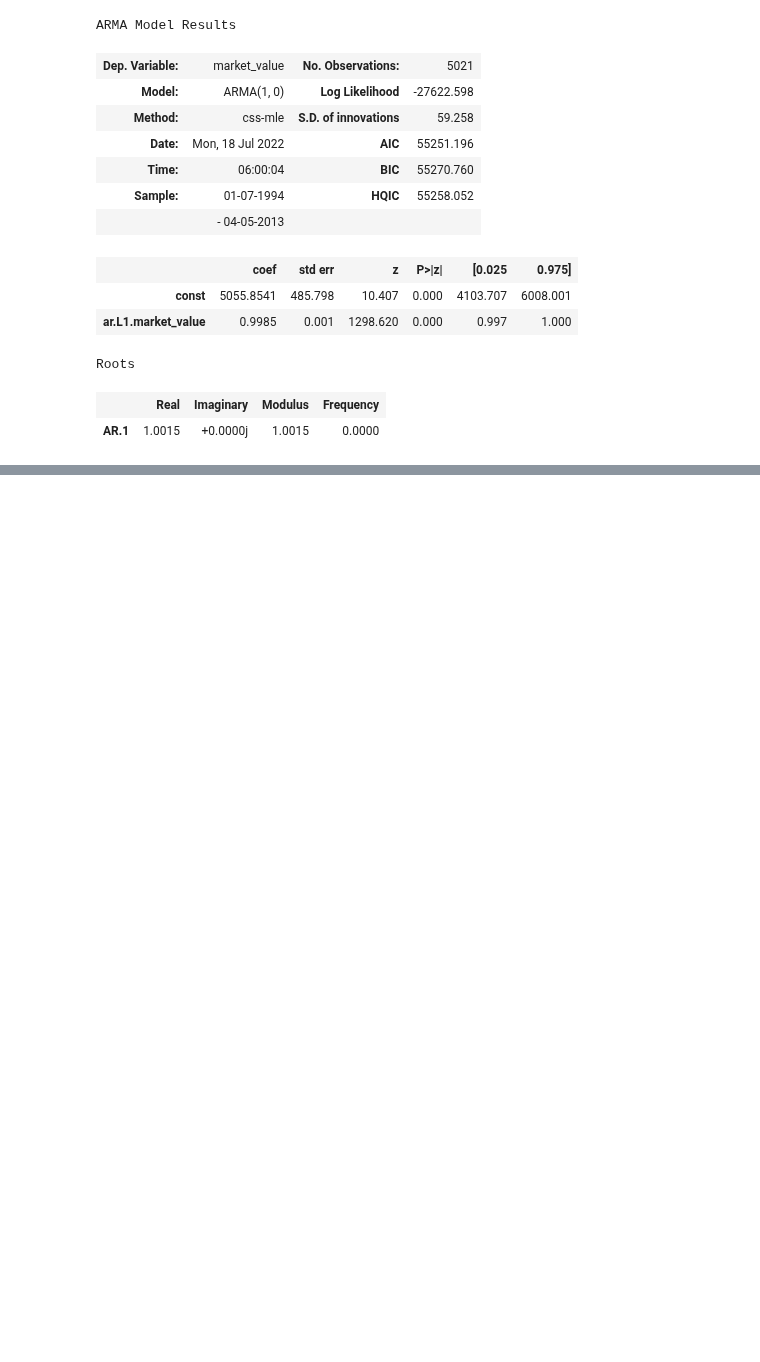
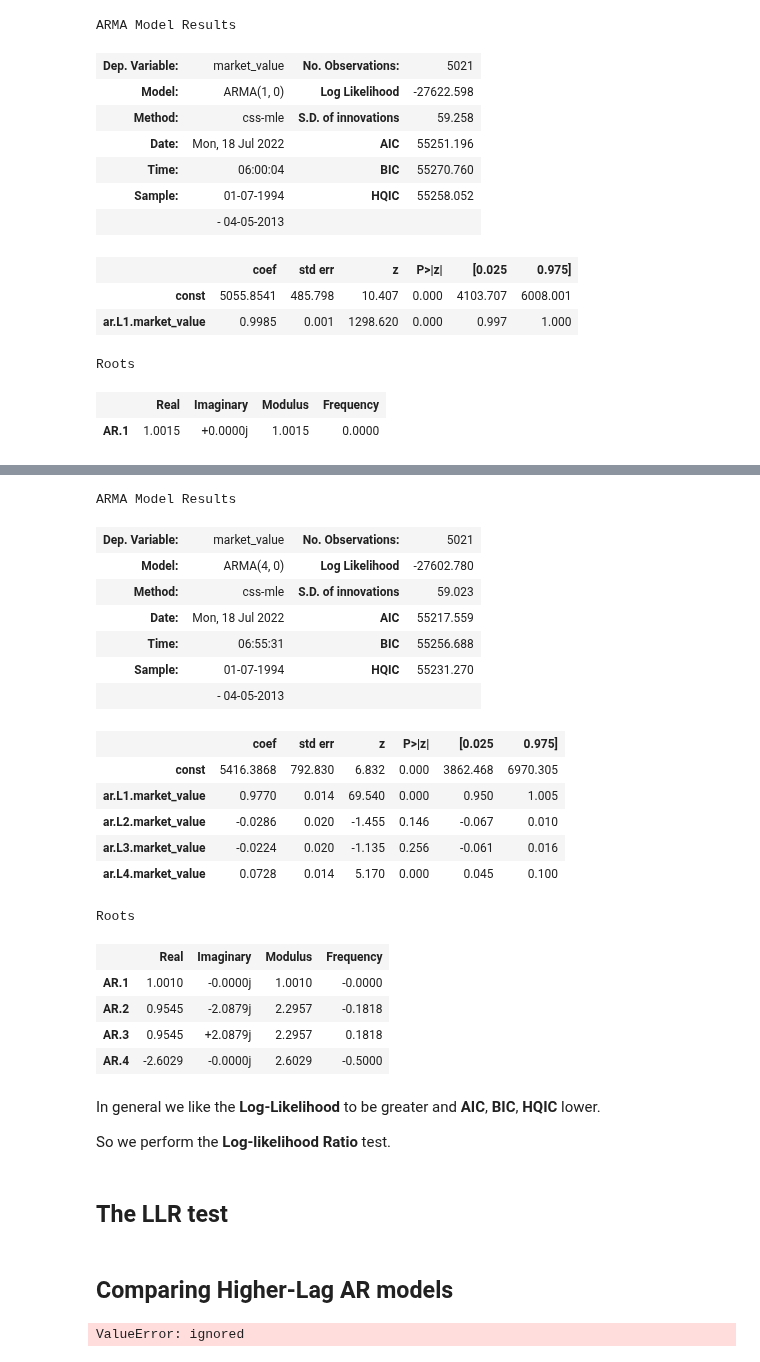
Before and after one commit to Priyo-prog/Time-series-analysis, a Jupyter notebook: Auto-Regressive Model/auto_regressive_model.ipynb, the cells around one changed output, grey strips where cells are left out. Drawn from its saved outputs; the diff is of its cells as text; code cells hidden in the pictures; blank space fills up the shorter version.

```diff
--- a/Auto-Regressive Model/auto_regressive_model.ipynb
+++ b/Auto-Regressive Model/auto_regressive_model.ipynb
@@ -115,0 +182,31 @@ Roots
+# %%
+model_ar_4 = ARMA(df.market_value, order=(4,0),)
+results_ar_4 = model_ar_4.fit()
+results_ar_4.summary()
+# %% [output]
+ARMA Model Results
+| Dep. Variable: | market_value | No. Observations: | 5021 |
+| Model: | ARMA(4, 0) | Log Likelihood | -27602.780 |
+| Method: | css-mle | S.D. of innovations | 59.023 |
+| Date: | Mon, 18 Jul 2022 | AIC | 55217.559 |
+| Time: | 06:55:31 | BIC | 55256.688 |
+| Sample: | 01-07-1994 | HQIC | 55231.270 |
+|  | - 04-05-2013 |  |  |
+|  | coef | std err | z | P>|z| | [0.025 | 0.975] |
+| const | 5416.3868 | 792.830 | 6.832 | 0.000 | 3862.468 | 6970.305 |
+| ar.L1.market_value | 0.9770 | 0.014 | 69.540 | 0.000 | 0.950 | 1.005 |
+| ar.L2.market_value | -0.0286 | 0.020 | -1.455 | 0.146 | -0.067 | 0.010 |
+| ar.L3.market_value | -0.0224 | 0.020 | -1.135 | 0.256 | -0.061 | 0.016 |
+| ar.L4.market_value | 0.0728 | 0.014 | 5.170 | 0.000 | 0.045 | 0.100 |
+Roots
+|  | Real | Imaginary | Modulus | Frequency |
+| AR.1 | 1.0010 | -0.0000j | 1.0010 | -0.0000 |
+| AR.2 | 0.9545 | -2.0879j | 2.2957 | -0.1818 |
+| AR.3 | 0.9545 | +2.0879j | 2.2957 | 0.1818 |
+| AR.4 | -2.6029 | -0.0000j | 2.6029 | -0.5000 |
+# %% [markdown]
+In general we like the **Log-Likelihood** to be greater and **AIC**, **BIC**, **HQIC** lower.
+
+So we perform the **Log-likelihood Ratio** test.
+# %% [markdown]
+## The LLR test
@@ -115,0 +221,6 @@ Roots
+# %% [markdown]
+## Comparing Higher-Lag AR models
+# %%
+llr_test(model_ar_2, model_ar_3)
+# %% [output]
+ValueError: ignored
```
Also changed, not shown: parts of 7 cells of this notebook.
